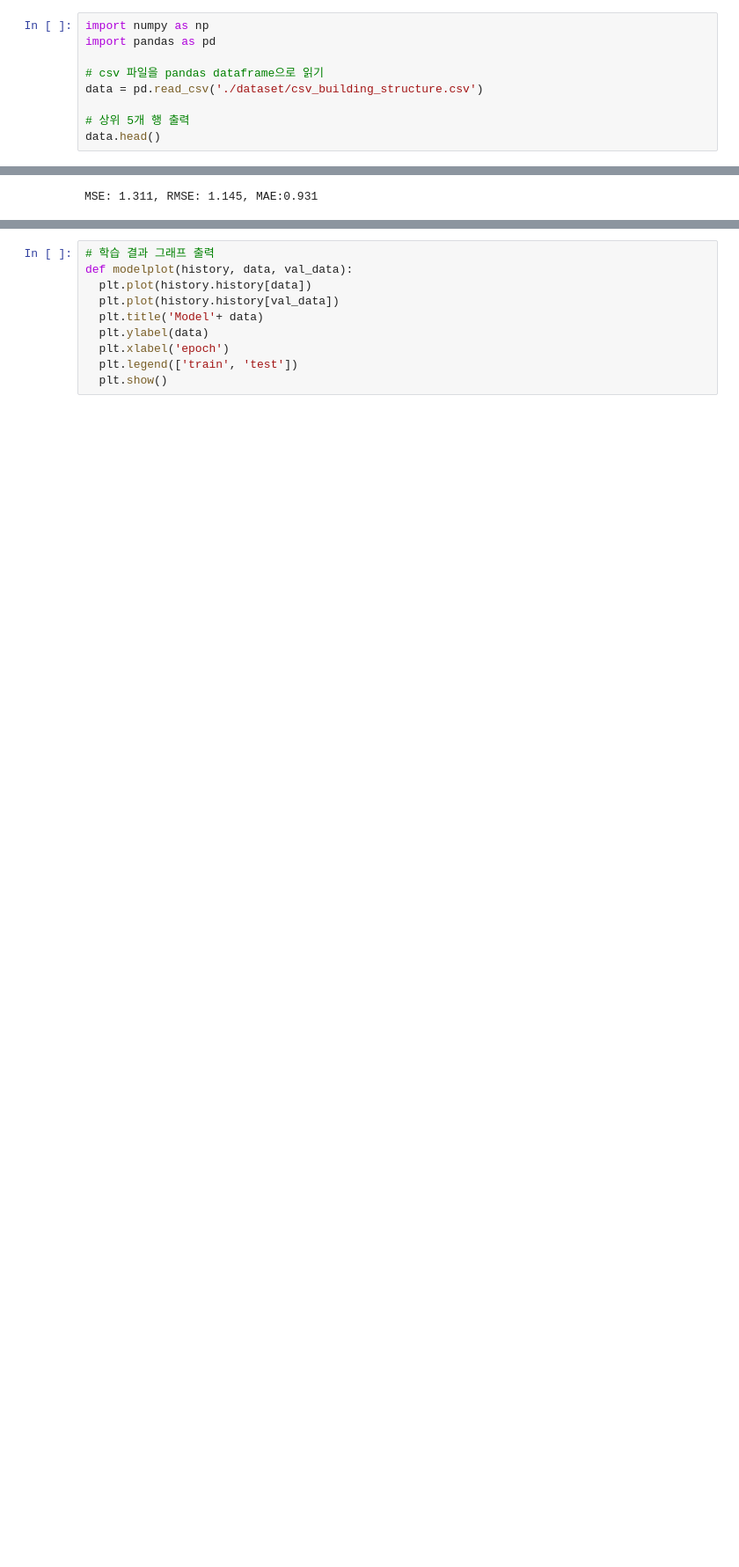
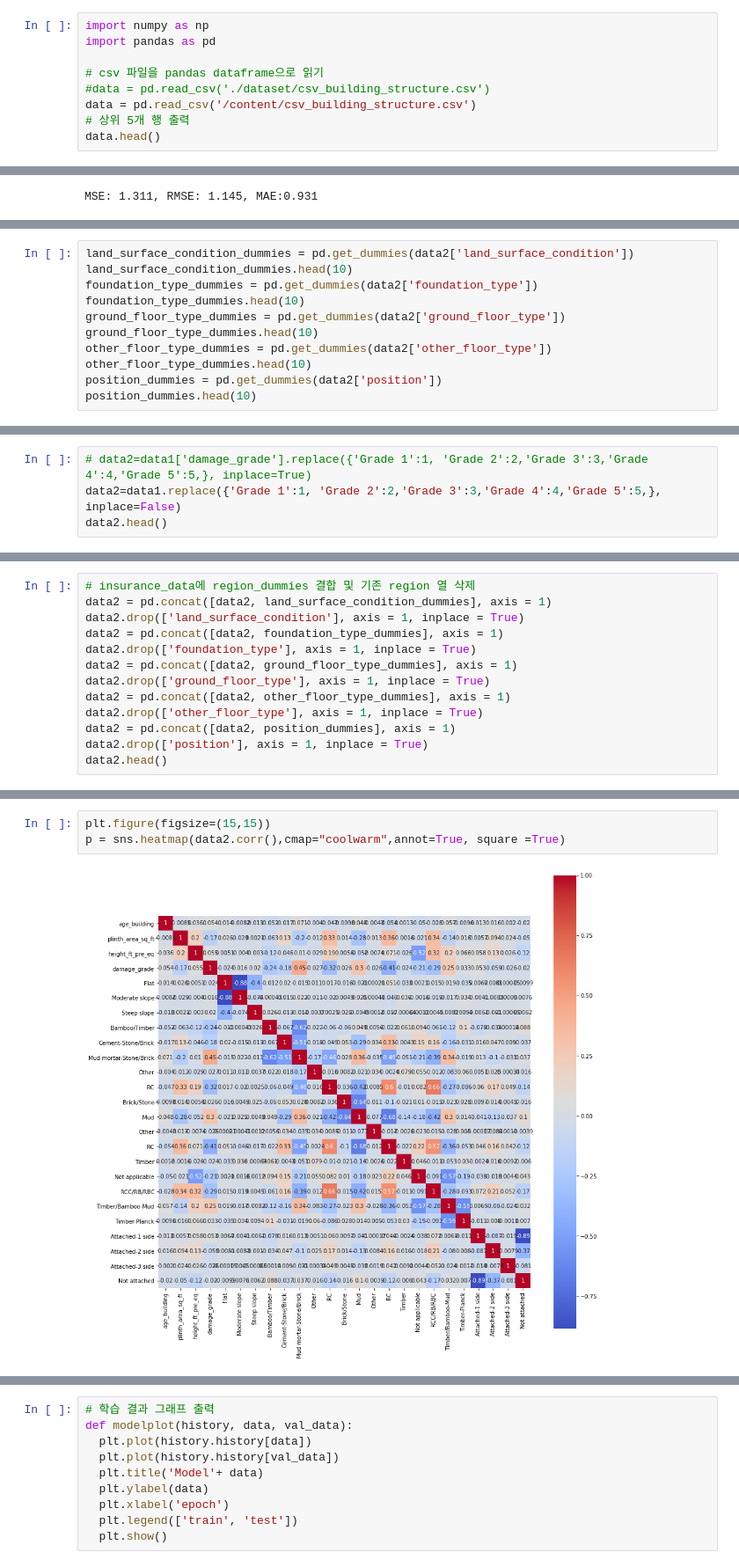
Before and after one commit to rivkms/2021atp_Earthquake-Damage, a Jupyter notebook: main.ipynb, the cells around one changed output, grey strips where cells are left out. Shown at 88% size. Cells and saved outputs as stored; diff of their text form; blank space fills up the shorter version.

```diff
--- a/main.ipynb
+++ b/main.ipynb
@@ -52,8 +52,8 @@ import numpy as np
 import pandas as pd
 
 # csv 파일을 pandas dataframe으로 읽기
-data = pd.read_csv('./dataset/csv_building_structure.csv')
-
+#data = pd.read_csv('./dataset/csv_building_structure.csv')
+data = pd.read_csv('/content/csv_building_structure.csv')
 # 상위 5개 행 출력
 data.head()
 # %% [output]
@@ -387,0 +362,11 @@ Name: damage_grade, Length: 762094, dtype: int64
+# %%
+land_surface_condition_dummies = pd.get_dummies(data2['land_surface_condition'])
+land_surface_condition_dummies.head(10)
+foundation_type_dummies = pd.get_dummies(data2['foundation_type'])
+foundation_type_dummies.head(10)
+ground_floor_type_dummies = pd.get_dummies(data2['ground_floor_type'])
+ground_floor_type_dummies.head(10)
+other_floor_type_dummies = pd.get_dummies(data2['other_floor_type'])
+other_floor_type_dummies.head(10)
+position_dummies = pd.get_dummies(data2['position'])
+position_dummies.head(10)
@@ -387,0 +394,4 @@ Name: damage_grade, Length: 762094, dtype: int64
+# %%
+# data2=data1['damage_grade'].replace({'Grade 1':1, 'Grade 2':2,'Grade 3':3,'Grade 4':4,'Grade 5':5,}, inplace=True)
+data2=data1.replace({'Grade 1':1, 'Grade 2':2,'Grade 3':3,'Grade 4':4,'Grade 5':5,}, inplace=False)
+data2.head()
@@ -387,0 +405,13 @@ Name: damage_grade, Length: 762094, dtype: int64
+# %%
+# insurance_data에 region_dummies 결합 및 기존 region 열 삭제
+data2 = pd.concat([data2, land_surface_condition_dummies], axis = 1)
+data2.drop(['land_surface_condition'], axis = 1, inplace = True)
+data2 = pd.concat([data2, foundation_type_dummies], axis = 1)
+data2.drop(['foundation_type'], axis = 1, inplace = True)
+data2 = pd.concat([data2, ground_floor_type_dummies], axis = 1)
+data2.drop(['ground_floor_type'], axis = 1, inplace = True)
+data2 = pd.concat([data2, other_floor_type_dummies], axis = 1)
+data2.drop(['other_floor_type'], axis = 1, inplace = True)
+data2 = pd.concat([data2, position_dummies], axis = 1)
+data2.drop(['position'], axis = 1, inplace = True)
+data2.head()
@@ -387,0 +437,5 @@ Name: damage_grade, Length: 762094, dtype: int64
+# %%
+plt.figure(figsize=(15,15))
+p = sns.heatmap(data2.corr(),cmap="coolwarm",annot=True, square =True)
+# %% [output]
+[figure, added]
```
Also changed, not shown: parts of 36 cells of this notebook.
